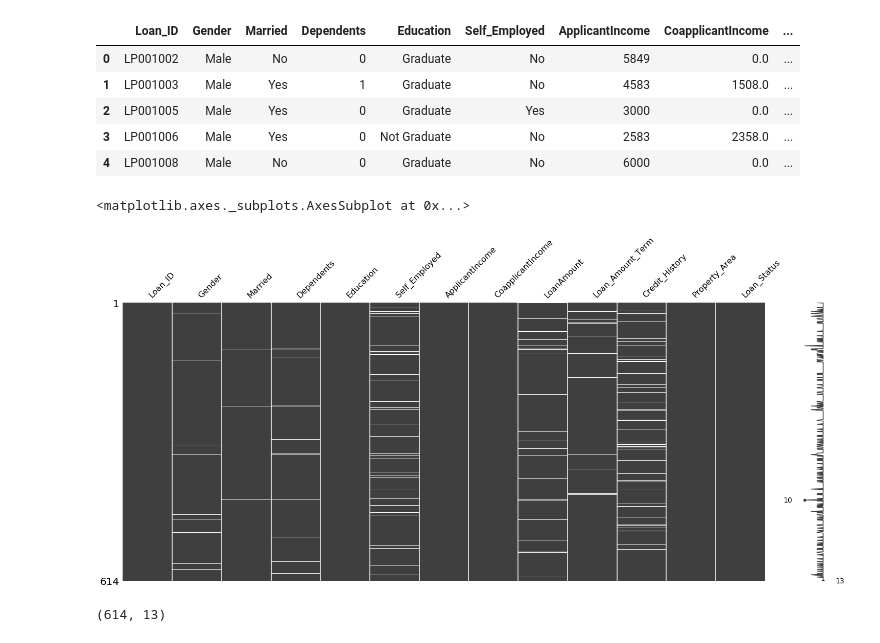
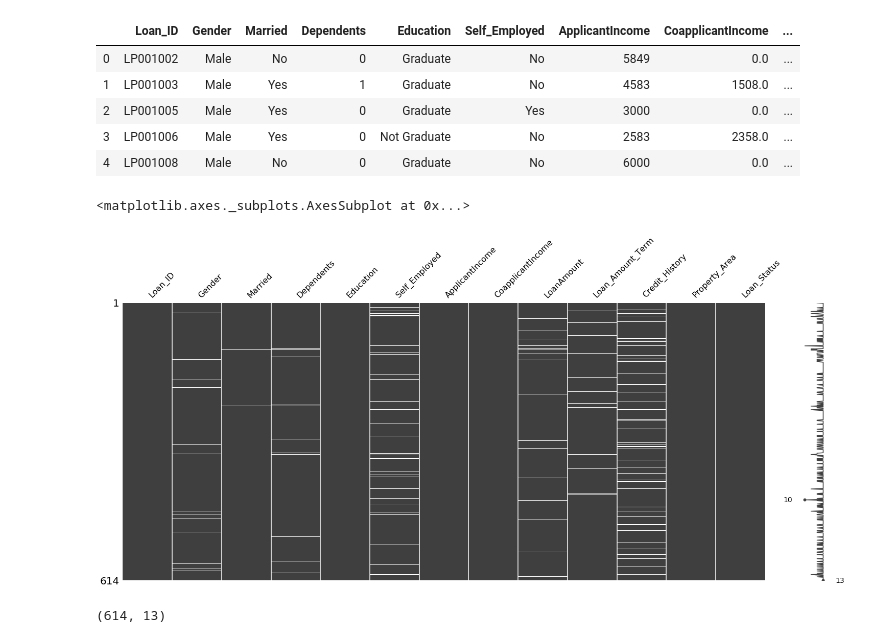
Before and after one commit to divaymohan/Loan_Eligibility_prediction, a Jupyter notebook: notebook/check_Data.ipynb, the cells around one changed output. Saved outputs shown, nothing was run; the diff lists cells and outputs as text; code cells hidden in the pictures.

```diff
--- a/notebook/check_Data.ipynb
+++ b/notebook/check_Data.ipynb
@@ -10,2 +8,7 @@ data = pd.read_csv('../data/train_ctrUa4K.csv')
+# %%
+#reading train data
+train = pd.read_csv('../input/train.csv')
+test = pd.read_csv('../input/test.csv')
+sample =  pd.read_csv('../input/sample_submission.csv')
 # %%
 #top 5 rows
@@ -19,8 +22,8 @@ data.head()
 | 4 | LP001008 | Male | No | 0 | Graduate | No | 6000 | 0.0 | ... |
 # %%
 #chacking missing number
-mns.matrix(data)
+mns.matrix(train)
 # %% [output]
 <matplotlib.axes._subplots.AxesSubplot at 0x...>
-[figure, old version]
+[figure, new version]
 # %%
```
Also changed, not shown: parts of 28 cells of this notebook, 4 other files.
